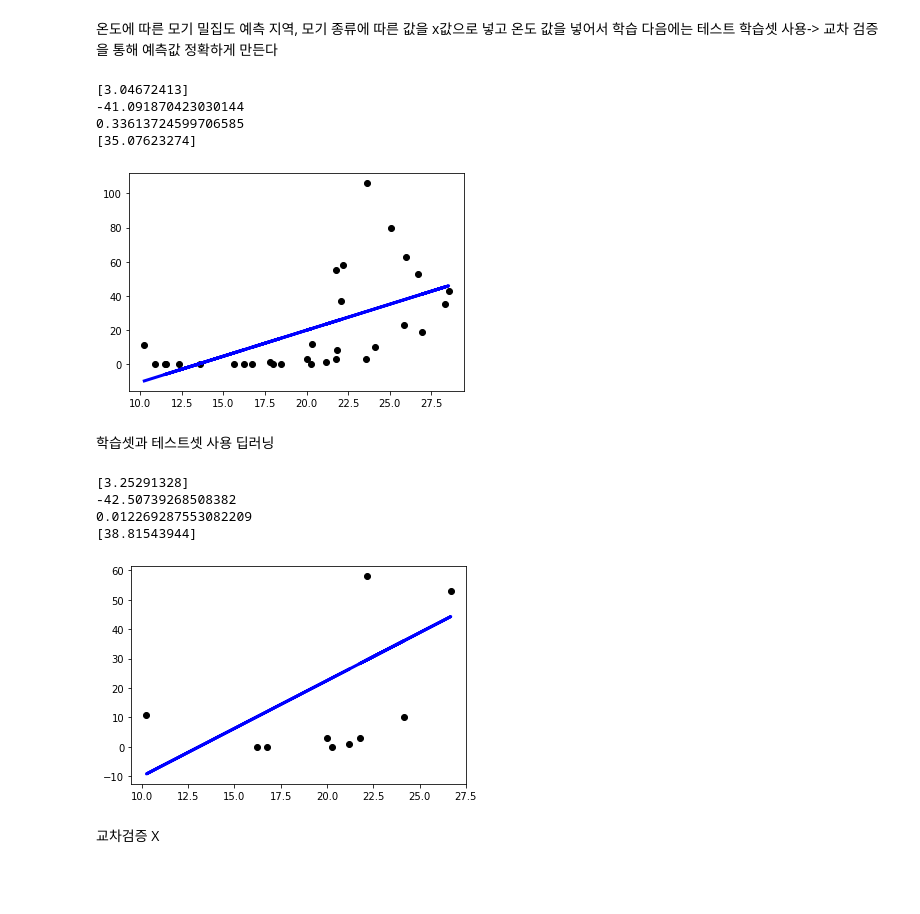
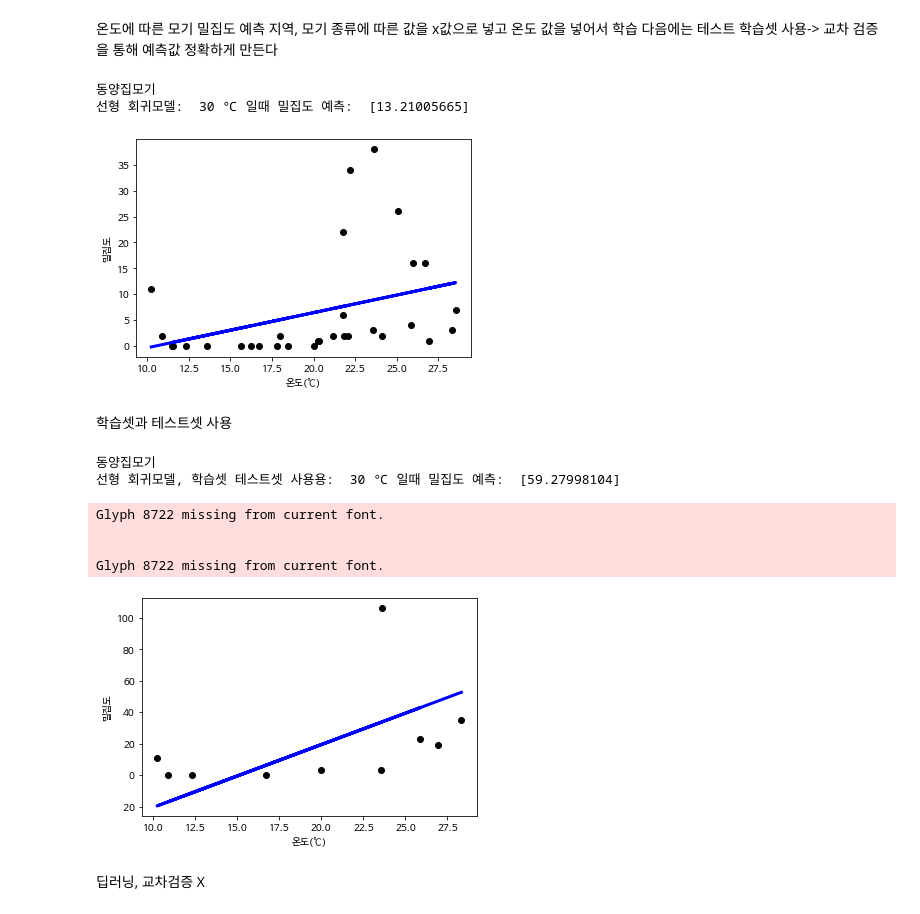
Before and after one commit to lkw0820/big_data_final, a Jupyter notebook: final_project.ipynb, the cells around one changed output. Drawn from its saved outputs; the diff is of its cells as text; code cells hidden in the pictures; blank space fills up the shorter version.

```diff
--- a/final_project.ipynb
+++ b/final_project.ipynb
@@ -68,6 +67,14 @@ plt.rc('font', family='NanumBarunGothic')
 df = pd.read_csv('/content/인천광역시_보건환경연구원-모기밀도조사_20211231.csv', encoding = 'CP949', header=0)
 df1 = pd.read_csv('/content/인천ta_20221201172941.csv', encoding = 'CP949', header=0)
 df2 = pd.read_csv('/content/강화ta_20221204010051.csv', encoding = 'CP949', header=0)
+
+print('모기 종류: 얼룩날개모기류, 이나토미집모기, 반점날개집모기, 동양집모기, 빨간집모기, 작은빨간집모기')
+print('           줄다리집모기, 노랑늪모기,반점날개늪모기, 흰줄숲모기, 금빛숲모기, 한국숲모기, 토고숲모기')
+print('           등줄숲모기, 큰검정들모기, 금빛어깨숲모기기')
+Text1 = input("모기 종류를 입력하세요: ")
+Text2 = int(input("밀집도를 예측하고 싶은 온도를 입력하세요: "))
+
+
 #print(df)
 df['온도']=0
 for i in np.arange(0,31): #30은 4월부터 10월까지 30주
@@ -80,7 +87,7 @@ for i in np.arange(0,31): #30은 4월부터 10월까지 30주
 #12*i:(12*i)+5    5+(12*i):12+(12*i)
 #print(df.head(20))
 #print(df.tail(20))
-fig = px.scatter(df, x='장소', y='온도', animation_frame='연중주수',range_y=[df['온도'].min(),df['온도'].max()], size='빨간집모기')
+fig = px.scatter(df, x='장소', y='온도', animation_frame='연중주수',range_y=[df['온도'].min(),df['온도'].max()], size=Text1)
 
 fig.show()
 # %% [output]
@@ -95,26 +107,25 @@ See the caveats in the documentation: https://pandas.pydata.org/pandas-docs/stab
 import tensorflow as tf
 from sklearn import linear_model
 
+reg = linear_model.LinearRegression()
+print(Text1)
 
-reg = linear_model.LinearRegression()
-
-#x= 밀집도 y = 온도
+#y= 밀집도 x = 온도
 grouped=df.groupby(['장소'])
-g1=grouped.get_group('계양구 선주지동')['얼룩날개모기류']
+g1=grouped.get_group('계양구 선주지동')[Text1]
 g2=grouped.get_group('계양구 선주지동')['온도']
-y=np.array(g1)
-x=np.array(g2).reshape(31,1)
+x=np.array(g2).reshape(31,1) #온도
+y=np.array(g1) #밀집도
 
 #학습
 reg.fit(x,y)
-
-print(reg.coef_)		# 직선의 기울기 w
-print(reg.intercept_) 	# 직선의 y-절편 b
-print(reg.score(x, y))
-print(reg.predict([[25]]))
+#예측값
+print('선형 회귀모델: ',Text2, '℃ 일때 밀집도 예측: ',reg.predict([[Text2]]))
 
 # 학습 데이터와 y 값을 산포도로 그린다.
 plt.scatter(x, y, color='black')
+plt.xlabel('온도(℃)')
+plt.ylabel('밀집도')
 
 # 학습 데이터를 입력으로 하여 예측값을 계산한다.
 y_pred = reg.predict(x)
@@ -124,13 +135,11 @@ y_pred = reg.predict(x)
 plt.plot(x, y_pred, color='blue', linewidth=3)
 plt.show()
 # %% [output]
-[3.04672413]
--41.091870423030144
-0.33613724599706585
-[35.07623274]
+동양집모기
+선형 회귀모델:  30 ℃ 일때 밀집도 예측:  [13.21005665]
-[figure, old version]
+[figure, new version]
 # %% [markdown]
-학습셋과 테스트셋 사용 딥러닝
+학습셋과 테스트셋 사용
 # %%
 import tensorflow as tf
 from tensorflow.keras.models import Sequential
@@ -140,43 +149,46 @@ import numpy as np
 from sklearn.model_selection import train_test_split
 
 reg = linear_model.LinearRegression()
+print(Text1)
 
-#x= 온도 y = 밀집도도
+#x= 온도 y = 밀집도
 grouped=df.groupby(['장소'])
 g1=grouped.get_group('계양구 선주지동')['얼룩날개모기류']
 #.drop(['온도','월','주','연중주수', '장소'], axis=1)
 g2=grouped.get_group('계양구 선주지동')['온도']
 y=np.array(g1)
 x=np.array(g2).reshape(31,1)
 
 #학습셋과 테스트셋 구분
 X_train, X_test, Y_train, Y_test = train_test_split(x,y,test_size=0.3)
 
 
 #학습
 reg.fit(X_train,Y_train)
-print(reg.coef_)		# 직선의 기울기 w
-print(reg.intercept_) 	# 직선의 y-절편 b
-print(reg.score(X_test, Y_test))
-print(reg.predict([[25]]))
+#예측값
+print('선형 회귀모델, 학습셋 테스트셋 사용용: ',Text2, '℃ 일때 밀집도 예측: ',reg.predict([[Text2]]))
 
 
 # 학습 데이터와 y 값을 산포도로 그린다.
 plt.scatter(X_test, Y_test, color='black')
+plt.xlabel('온도(℃)')
+plt.ylabel('밀집도')
 
 # 학습 데이터를 입력으로 하여 예측값을 계산한다.
 y_pred = reg.predict(X_test)
 
 #학습 데이터와 예측값으로 선그래프로 그린다.
 #계산된 기울기와 y 절편을 가지는 직선이 그려진다.
 plt.plot(X_test, y_pred, color='blue', linewidth=3)
 plt.show()
 # %% [output]
-[3.25291328]
--42.50739268508382
-0.012269287553082209
-[38.81543944]
+동양집모기
+선형 회귀모델, 학습셋 테스트셋 사용용:  30 ℃ 일때 밀집도 예측:  [59.27998104]
+Glyph 8722 missing from current font.
+
+
+Glyph 8722 missing from current font.
-[figure, old version]
+[figure, new version]
-# %% [markdown]
-교차검증 X
+# %% [markdown]
+딥러닝, 교차검증 X
 # %%
```
Also changed, not shown: parts of 11 cells of this notebook.
